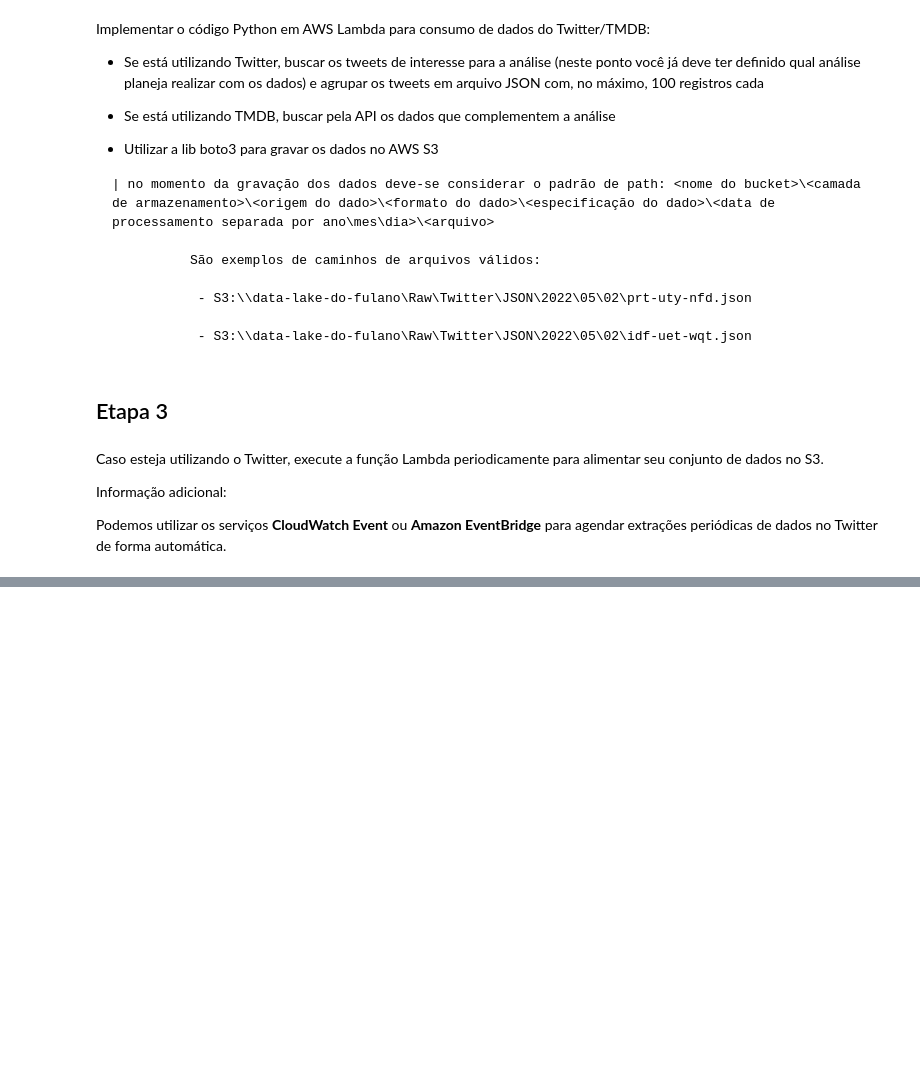
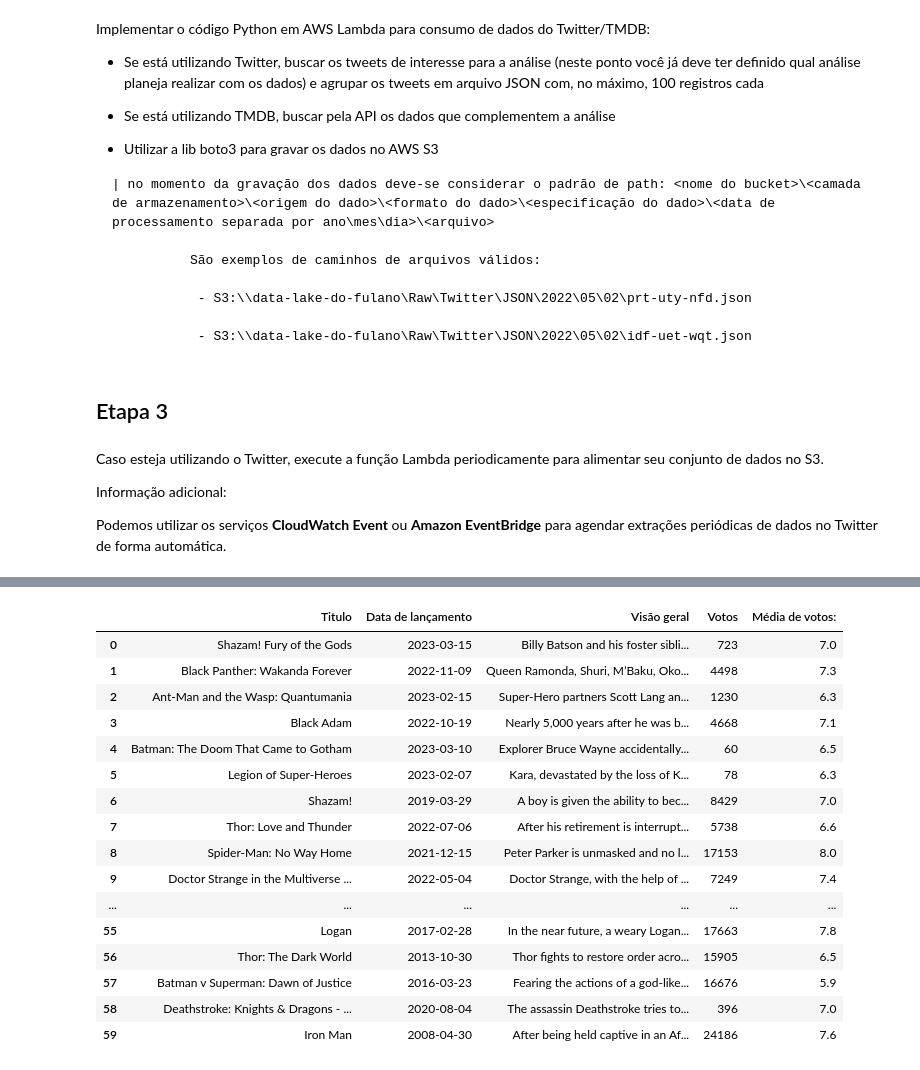
Before and after one commit to telmacarvalho/programa_de_bolsas_compass, a Jupyter notebook: Sprint_8/Tarefa_3.ipynb, the cells around one changed output, grey strips where cells are left out. Saved outputs shown, nothing was run; the diff lists cells and outputs as text; code cells hidden in the pictures; blank space fills up the shorter version.

```diff
--- a/Sprint_8/Tarefa_3.ipynb
+++ b/Sprint_8/Tarefa_3.ipynb
@@ -40,0 +48,82 @@ Podemos utilizar os serviços  **CloudWatch Event** ou **Amazon EventBridge** pa
+# %%
+import requests
+import pandas as pd
+# from IPython.display import display
+import boto3
+from datetime import date
+
+
+def rawPath(file):
+    names = file.split('.')
+    today = date.today()
+    date_path = today.strftime("%Y/%m/%d")
+    path = 'Raw/TMDB/' + names[1].upper() + '/' + \
+        names[0].capitalize() + '/' + date_path + '/' + file
+
+    return path
+
+
+def TMDBfeed(keywords, pages, data_specification):
+
+    api_key = "*******************************"
+    count_page = 1
+    filmes = []
+    while count_page <= pages:
+        url = f"https://api.themoviedb.org/3/discover/movie?api_key={api_key}&page={count_page}&with_keywords={keywords}&sort_by=popularity.desc"
+
+        response = requests.get(url)
+        data = response.json()
+
+        for movie in data['results']:
+            df = {'Titulo': movie['title'],
+                'Data de lançamento': movie['release_date'],
+                'Visão geral': movie['overview'],
+                'Votos': movie['vote_count'],
+                'Média de votos:': movie['vote_average']}
+
+            filmes.append(df)
+
+        count_page += 1
+
+    df = pd.DataFrame(filmes)
+
+    df.to_json(f'/tmp/{data_specification}.json')
+
+    # display(df)
+
+def upload(file, bucket, data_specification):
+    s3 = boto3.client('s3')
+    s3.upload_file(f'/tmp/{data_specification}.json', bucket, rawPath(file))
+
+
+def lambda_handler(event, context):
+    pages = 3
+    keywords = '9715'
+    data_specification = 'superhero'
+
+    TMDBfeed(keywords, pages, data_specification)
+    upload(f'{data_specification}.json', 'data-lake-da-telma', data_specification)
+
+
+    return {
+        'statusCode': 200,
+        'body': f"ok"
+    }
+# %% [output]
+|  | Titulo | Data de lançamento | Visão geral | Votos | Média de votos: |
+| 0 | Shazam! Fury of the Gods | 2023-03-15 | Billy Batson and his foster sibli... | 723 | 7.0 |
+| 1 | Black Panther: Wakanda Forever | 2022-11-09 | Queen Ramonda, Shuri, M’Baku, Oko... | 4498 | 7.3 |
+| 2 | Ant-Man and the Wasp: Quantumania | 2023-02-15 | Super-Hero partners Scott Lang an... | 1230 | 6.3 |
+| 3 | Black Adam | 2022-10-19 | Nearly 5,000 years after he was b... | 4668 | 7.1 |
+| 4 | Batman: The Doom That Came to Gotham | 2023-03-10 | Explorer Bruce Wayne accidentally... | 60 | 6.5 |
+| 5 | Legion of Super-Heroes | 2023-02-07 | Kara, devastated by the loss of K... | 78 | 6.3 |
+| 6 | Shazam! | 2019-03-29 | A boy is given the ability to bec... | 8429 | 7.0 |
+| 7 | Thor: Love and Thunder | 2022-07-06 | After his retirement is interrupt... | 5738 | 6.6 |
+| 8 | Spider-Man: No Way Home | 2021-12-15 | Peter Parker is unmasked and no l... | 17153 | 8.0 |
+| 9 | Doctor Strange in the Multiverse ... | 2022-05-04 | Doctor Strange, with the help of ... | 7249 | 7.4 |
+| ... | ... | ... | ... | ... | ... |
+| 55 | Logan | 2017-02-28 | In the near future, a weary Logan... | 17663 | 7.8 |
+| 56 | Thor: The Dark World | 2013-10-30 | Thor fights to restore order acro... | 15905 | 6.5 |
+| 57 | Batman v Superman: Dawn of Justice | 2016-03-23 | Fearing the actions of a god-like... | 16676 | 5.9 |
+| 58 | Deathstroke: Knights & Dragons - ... | 2020-08-04 | The assassin Deathstroke tries to... | 396 | 7.0 |
+| 59 | Iron Man | 2008-04-30 | After being held captive in an Af... | 24186 | 7.6 |
```
Also changed, not shown: parts of 7 cells of this notebook, 3 other files.
